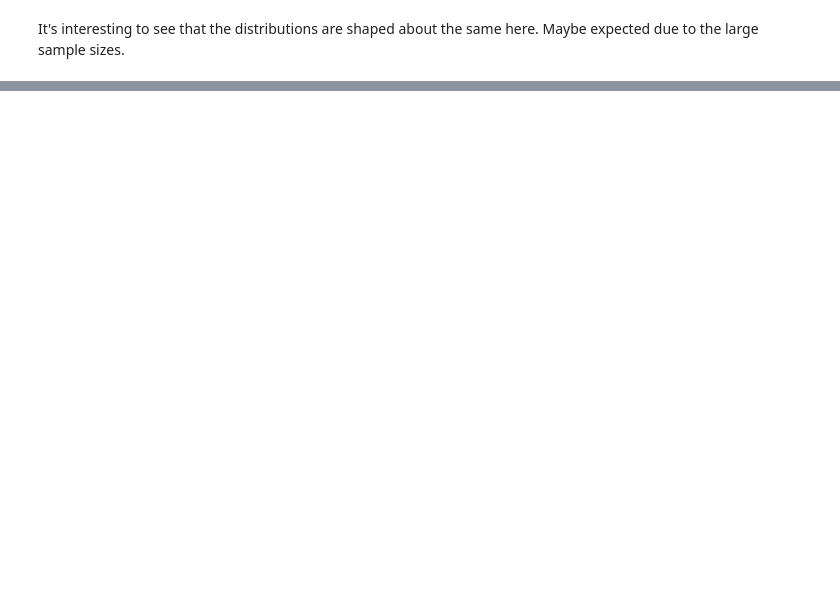
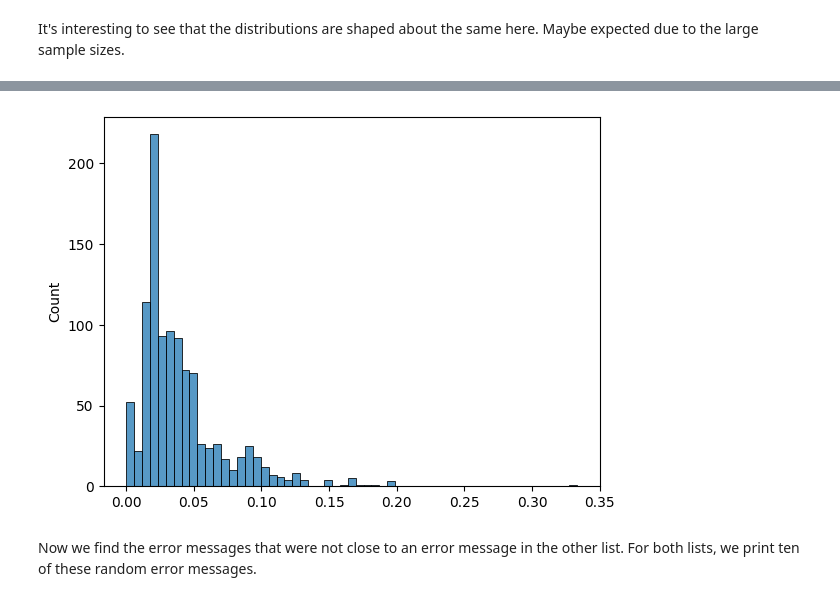
Before and after one commit to aicoe-aiops/ocp-ci-analysis, a Jupyter notebook: notebooks/data-sources/TestGrid/unexpected_failures_logs.ipynb, the cells around one changed output, grey strips where cells are left out. Saved outputs shown, nothing was run; the diff lists cells and outputs as text; code cells hidden in the pictures; blank space fills up the shorter version.

```diff
--- a/notebooks/data-sources/TestGrid/unexpected_failures_logs.ipynb
+++ b/notebooks/data-sources/TestGrid/unexpected_failures_logs.ipynb
@@ -264,0 +265,7 @@ It's interesting to see that the distributions are shaped about the same here. M
+# %%
+def mean_distance(item1, item2):
+    return sum([abs(i1 - i2) for i1, i2 in zip(item1, item2)])/(sum(item1)+sum(item2))
+# %%
+dists = [[mean_distance(a, b) for b in list2_counts] for a in list1_counts]
+# %%
+dists = np.array(dists)
@@ -264,0 +286,5 @@ It's interesting to see that the distributions are shaped about the same here. M
+# %%
+sns.histplot(np.apply_along_axis(min, axis = 0, arr = dists))
+plt.show()
+# %% [output]
+[figure, added]
@@ -264,0 +297,2 @@ It's interesting to see that the distributions are shaped about the same here. M
+# %% [markdown]
+Now we find the error messages that were not close to an error message in the other list. For both lists, we print ten of these random error messages.
```
Also changed, not shown: parts of 48 cells of this notebook.
